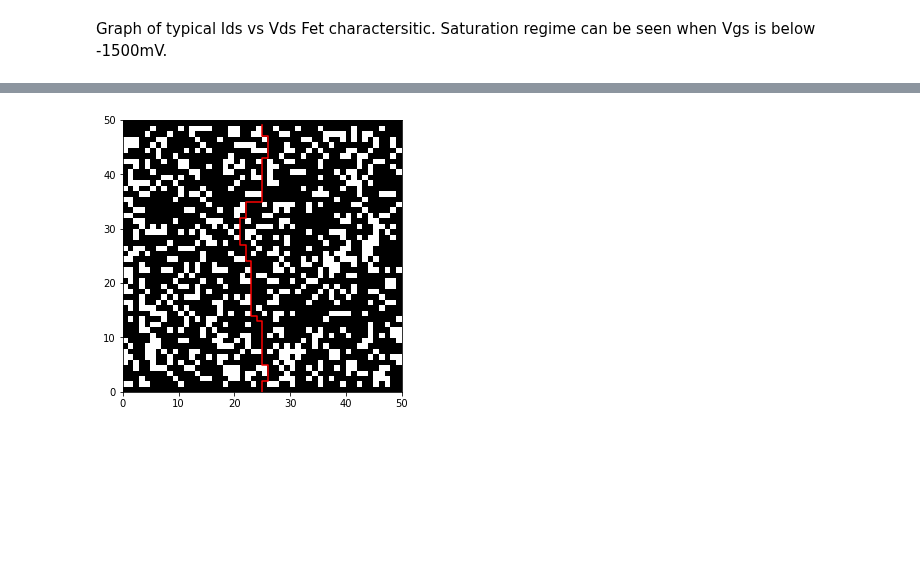
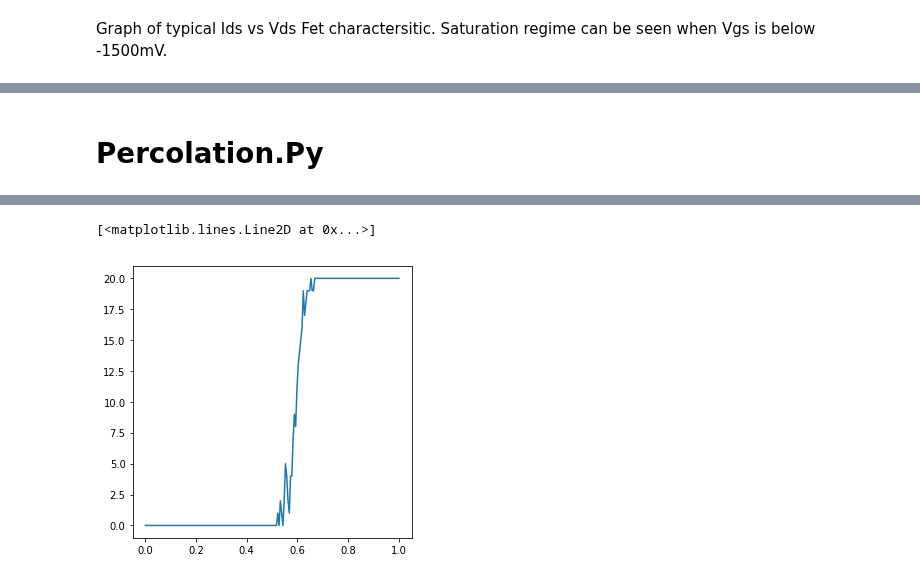
Before and after one commit to prabowobagas/Jupyter-Notebook-Thesis, a Jupyter notebook: Weekly Journal.ipynb, the cells around one changed output, grey strips where cells are left out. Drawn from its saved outputs; the diff is of its cells as text; code cells hidden in the pictures; blank space fills up the shorter version.

Commit message:
Working simulation + Histogram

```diff
--- a/Weekly Journal.ipynb
+++ b/Weekly Journal.ipynb
@@ -264,12 +264,15 @@ plt.rcParams['figure.figsize'] = (4,4)
 #Data handling from text file. Seperate different line segments, folder in dev15_vsd needs to be deleted first
 j = 0
 data_set = 406
-with open('Data\\dev15\\dev15 Vsd sweep 500mVpp Vgs series -2500mV to 1000mV.txt','r') as f_i_dev15, open('Data\\dev16\\dev16 Vsd sweep 500mVpp Vgs series -2500mV to 1000mV.txt') as f_i_dev16:
+with open('Data\\dev15\\dev15 Vsd sweep 500mVpp Vgs series -2500mV to 1000mV.txt','r') as f_i_dev15,
+open('Data\\dev16\\dev16 Vsd sweep 500mVpp Vgs series -2500mV to 1000mV.txt') as f_i_dev16:
+
     for line,(data1,data2) in enumerate(zip(f_i_dev15,f_i_dev16)):
         if line % data_set == 0:
             j = j + 1
         else:
-            with open('Data\\dev15\\dev15_vsd\\dev15_dataset'+str(j)+'.txt','a+') as f_o_dev15,open('Data\\dev16\\dev16_vsd\\dev16dataset'+str(j)+'.txt','a+') as f_o_dev16:
+            with open('Data\\dev15\\dev15_vsd\\dev15_dataset'+str(j)+'.txt','a+') as f_o_dev15,
+            open('Data\\dev16\\dev16_vsd\\dev16dataset'+str(j)+'.txt','a+') as f_o_dev16:
                 f_o_dev15.write(data1)
                 f_o_dev16.write(data2)
 # %%
@@ -352,12 +325,16 @@ memory usage: 65.8 KB
+# %% [markdown]
+# Percolation.Py
 # %%
 import matplotlib.pyplot as plt
 from matplotlib import cm
 import numpy as np
 import pandas as pd
-
 import heapq
 
-class PriorityQueue:
+from IPython.html.widgets import IntProgress
+from IPython.display import display
+
+class PriorityQueue: # FIFO queue
     def __init__(self):
         self.elements = []
 
@@ -370,12 +347,12 @@ class PriorityQueue:
     def get(self):
         return heapq.heappop(self.elements)[1]
 
-class GenerateGrid(object):
+class GenerateGrid(object): #Generate grid for sample based on size and occupy prob.
     def __init__(self,width,height,occupy_prob):
         self.width = width
         self.height = height
         self.occupy_prob = 1-occupy_prob
-        self.wall = [] #this needs to be generated outside
+        self.wall = []
         self.grid = np.zeros(shape=(self.height,self.width))
 
     def in_bounds(self,id):
@@ -394,7 +371,7 @@ class GenerateGrid(object):
         results = filter(self.passable, results)
         return results
 
-    def GenerateWall(self): #only need the occupy prob given the height and the width of the sample.
+    def GenerateWall(self):
         patches = np.random.rand((self.height-2),self.width)
         self.grid  =  np.vstack((np.ones(self.width),patches,np.ones(self.width)))
         for i in range(0,self.height):
@@ -405,19 +382,20 @@ class GenerateGrid(object):
                 else:
                     self.grid[i,j] = 1
 
-def pathfinder(came_from, start, goal):
+def pathfinder(came_from, start, goal): #Plot path taken by A* search algorithm
     current = goal
     path = []
-
     while current != start:
         try:
             path.append(current)
             current = came_from[current]
-        except KeyError:
+            path_flag = True
+        except KeyError: # Except for no path found
             path = []
+            path_flag = False
             break
     path.append(start)
-    return path
+    return path,path_flag
 
 def heuristic(a, b):
     (x1, y1) = a
@@ -450,17 +428,34 @@ def a_star_search(graph, start, goal):
 
 width =  50
 height = 50
-occupation_probability = 0.7
+Loop = 20 # Number of tries per occupation probability
+linseries_point = 200 # number of steps between 0 to 1 for occupation probability
+
+occupation_probability = np.linspace(0,1,num=linseries_point,endpoint=True)
 start, goal = ((width)/2, 0),((width)/2 , height-1)
+occupy_histogram = []
+progress = 0
 
-sample = GenerateGrid(width, height, occupation_probability) #if it gives error, it can't find path
-sample.GenerateWall()
-came_from, cost_so_far = a_star_search(sample, start, goal)
-path = pathfinder(came_from, start=start, goal=goal)
+f = IntProgress(min=0, max=len(occupation_probability), description = 'Progress:')
+display(f)
 
-cmap = cm.colors.ListedColormap(['white','black'])
-plt.pcolor(sample.grid ,cmap=cmap)
-plt.plot(*zip(*path),color='red')
+for occupy_prob in occupation_probability:
+    counter = 0
+    for i in range(0,Loop):
+        sample = GenerateGrid(width, height, occupy_prob)
+        sample.GenerateWall()
+        came_from, cost_so_far = a_star_search(sample, start, goal)
+        path,path_flag = pathfinder(came_from, start=start, goal=goal)
+        if path_flag == True:
+            counter += 1
+    occupy_histogram.append(counter)
+    progress += 1
+    f.value = progress
 
-plt.rcParams['figure.figsize'] = (5,5)
+d = {'occupation probability':occupation_probability, 'Percolate frequency':occupy_histogram}
+df = pd.DataFrame(d)
+file_name = 'PercSimData\\perc_%sx%s_Loop%s_lineseries%s' %(width, height, Loop, linseries_point)
+df.to_csv(file_name, sep='\t')
+
+plt.plot(occupation_probability, occupy_histogram)
 # %% [output]
@@ -467 +463,2 @@ plt.rcParams['figure.figsize'] = (5,5)
+[<matplotlib.lines.Line2D at 0x...>]
-[figure, old version]
+[figure, new version]
```
Also changed, not shown: parts of 4 cells of this notebook, 5 other files.
